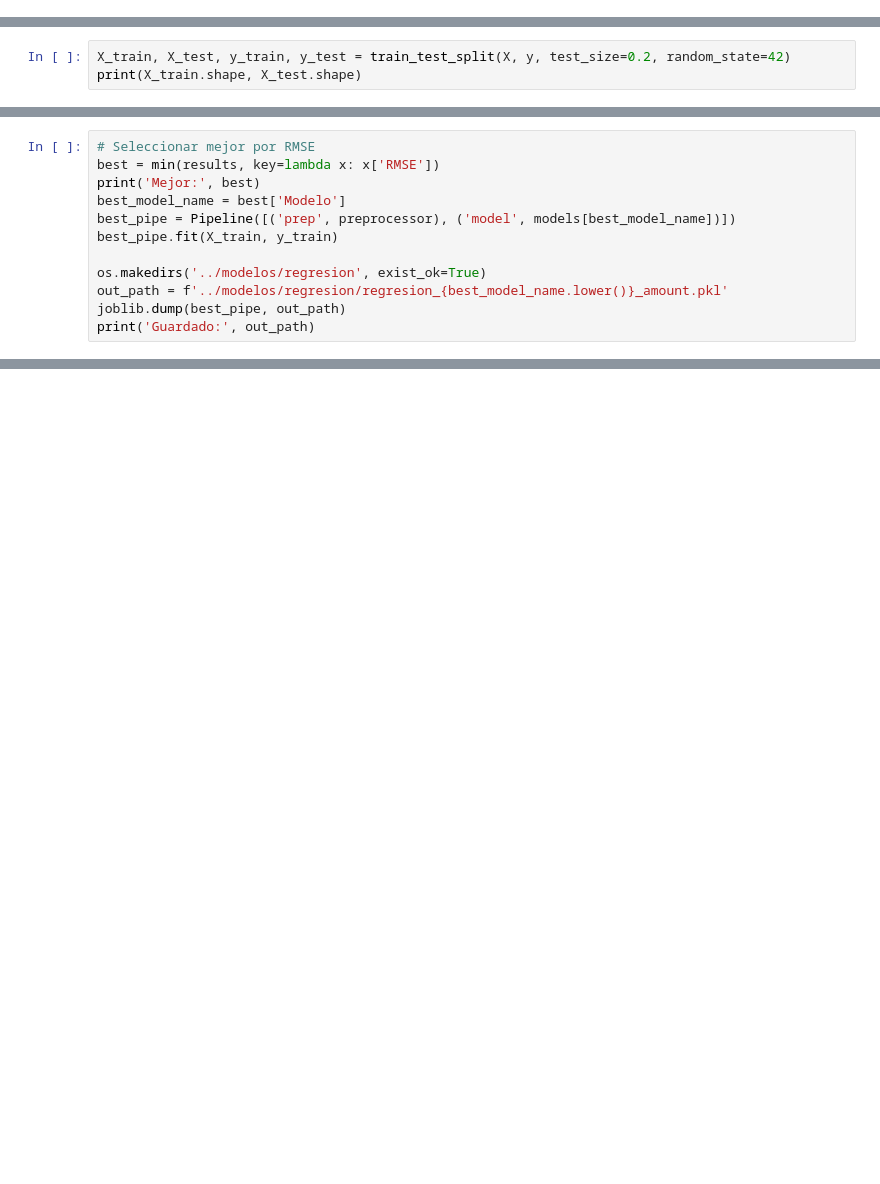
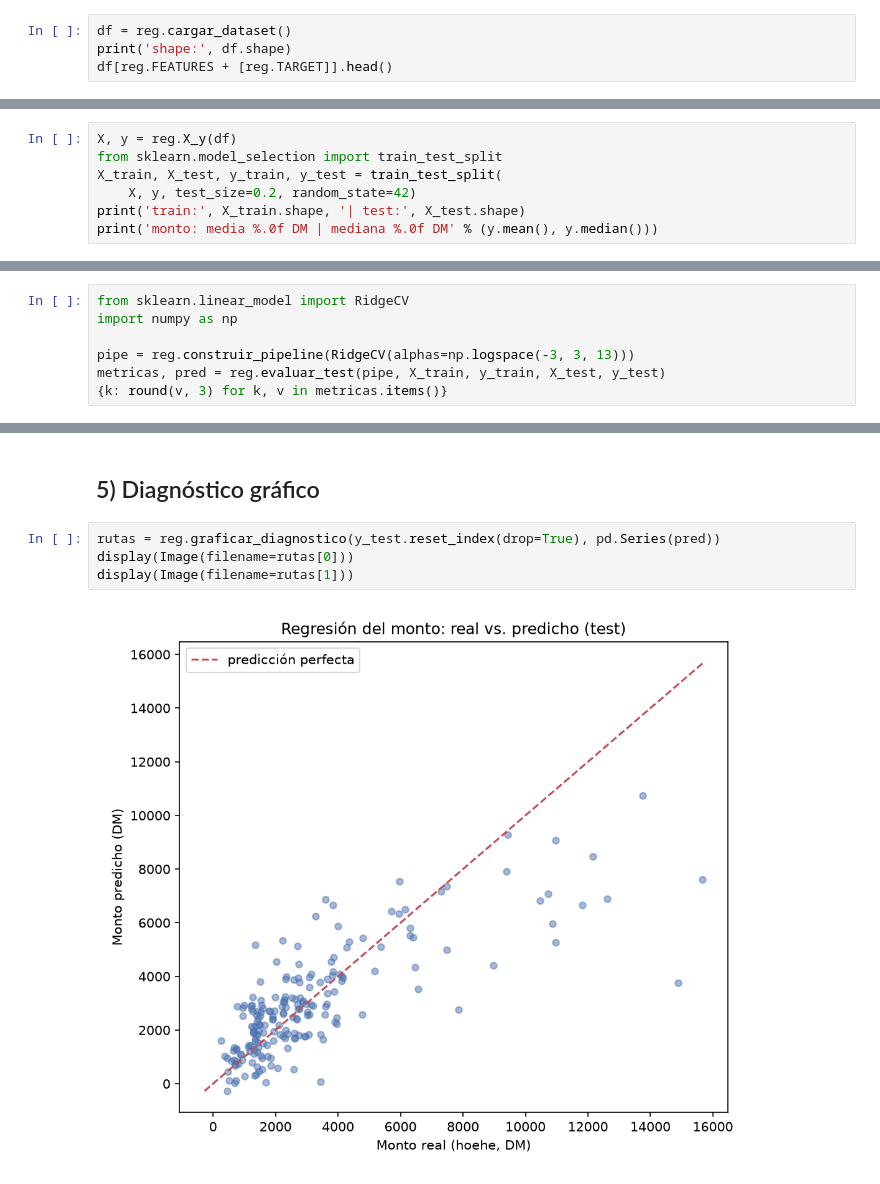
Before and after one commit to Borre4023/REC_ECBD_2026_Dominguez_Zarate_Alexander, a Jupyter notebook: notebooks/03_regresion.ipynb, the cells around one changed output, grey strips where cells are left out. Cells and saved outputs as stored; diff of their text form; blank space fills up the shorter version.

```diff
--- a/notebooks/03_regresion.ipynb
+++ b/notebooks/03_regresion.ipynb
@@ -33,0 +44,4 @@ X.shape, y.shape
+# %%
+df = reg.cargar_dataset()
+print('shape:', df.shape)
+df[reg.FEATURES + [reg.TARGET]].head()
@@ -34,3 +56,7 @@ X.shape, y.shape
 # %%
-X_train, X_test, y_train, y_test = train_test_split(X, y, test_size=0.2, random_state=42)
-print(X_train.shape, X_test.shape)
+X, y = reg.X_y(df)
+from sklearn.model_selection import train_test_split
+X_train, X_test, y_train, y_test = train_test_split(
+    X, y, test_size=0.2, random_state=42)
+print('train:', X_train.shape, '| test:', X_test.shape)
+print('monto: media %.0f DM | mediana %.0f DM' % (y.mean(), y.median()))
@@ -62,12 +65,0 @@ pd.DataFrame(results)
-# %%
-# Seleccionar mejor por RMSE
-best = min(results, key=lambda x: x['RMSE'])
-print('Mejor:', best)
-best_model_name = best['Modelo']
-best_pipe = Pipeline([('prep', preprocessor), ('model', models[best_model_name])])
-best_pipe.fit(X_train, y_train)
-
-os.makedirs('../modelos/regresion', exist_ok=True)
-out_path = f'../modelos/regresion/regresion_{best_model_name.lower()}_amount.pkl'
-joblib.dump(best_pipe, out_path)
-print('Guardado:', out_path)
@@ -73,0 +94,7 @@ print('Guardado:', out_path)
+# %%
+from sklearn.linear_model import RidgeCV
+import numpy as np
+
+pipe = reg.construir_pipeline(RidgeCV(alphas=np.logspace(-3, 3, 13)))
+metricas, pred = reg.evaluar_test(pipe, X_train, y_train, X_test, y_test)
+{k: round(v, 3) for k, v in metricas.items()}
@@ -73,0 +146,8 @@ print('Guardado:', out_path)
+# %% [markdown]
+## 5) Diagnóstico gráfico
+# %%
+rutas = reg.graficar_diagnostico(y_test.reset_index(drop=True), pd.Series(pred))
+display(Image(filename=rutas[0]))
+display(Image(filename=rutas[1]))
+# %% [output]
+[figure, added]
```
Also changed, not shown: parts of 25 cells of this notebook, 11 other files.
